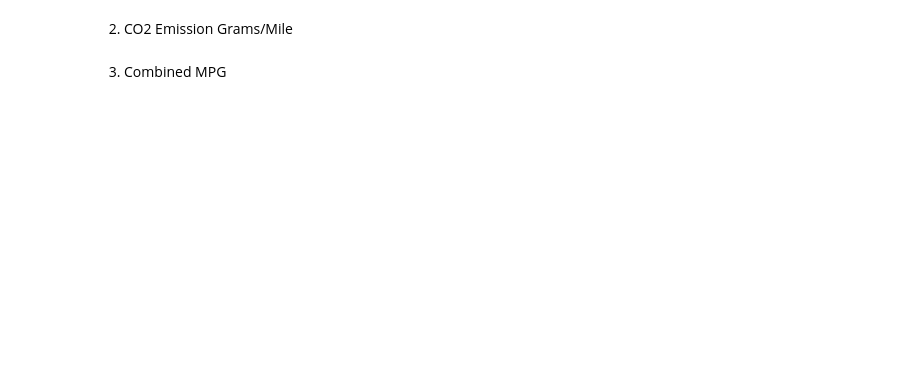
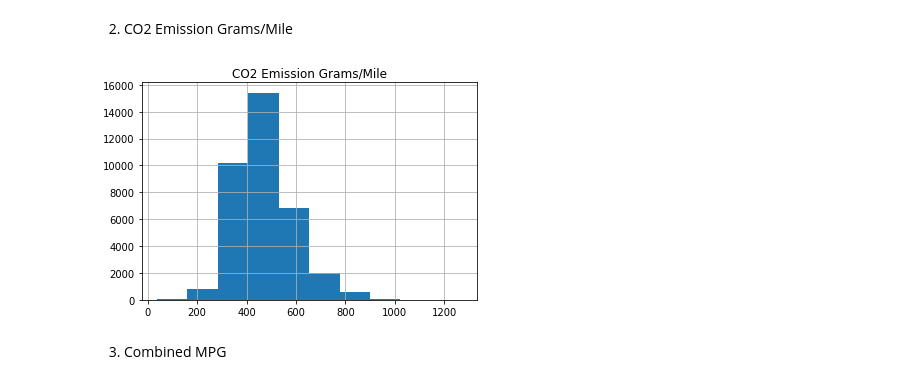
Before and after one commit to ta-datapt-bcn/lab-cont-probability-distribution, a Jupyter notebook: your_code/main.ipynb, the cells around one changed output. Saved outputs shown, nothing was run; the diff lists cells and outputs as text; code cells hidden in the pictures; blank space fills up the shorter version.

```diff
--- a/your_code/main.ipynb
+++ b/your_code/main.ipynb
@@ -72,4 +127,9 @@ Then plot the histograms for the following variables:
 # %% [markdown]
 2. CO2 Emission Grams/Mile
+# %%
+df.hist(column='CO2 Emission Grams/Mile')
+plt.show()
+# %% [output]
+[figure, added]
 # %% [markdown]
 3. Combined MPG
```
Also changed, not shown: parts of 20 cells of this notebook.
